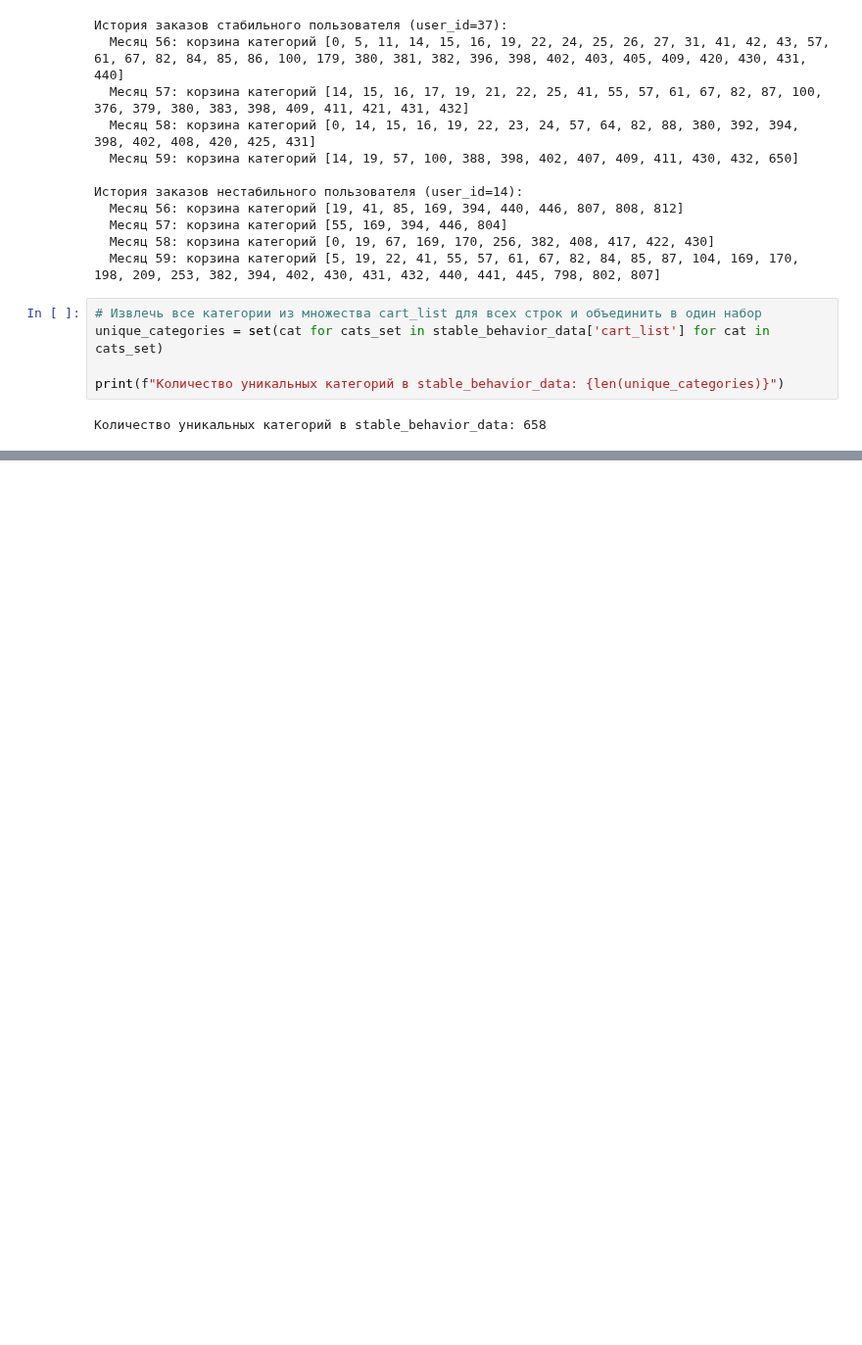
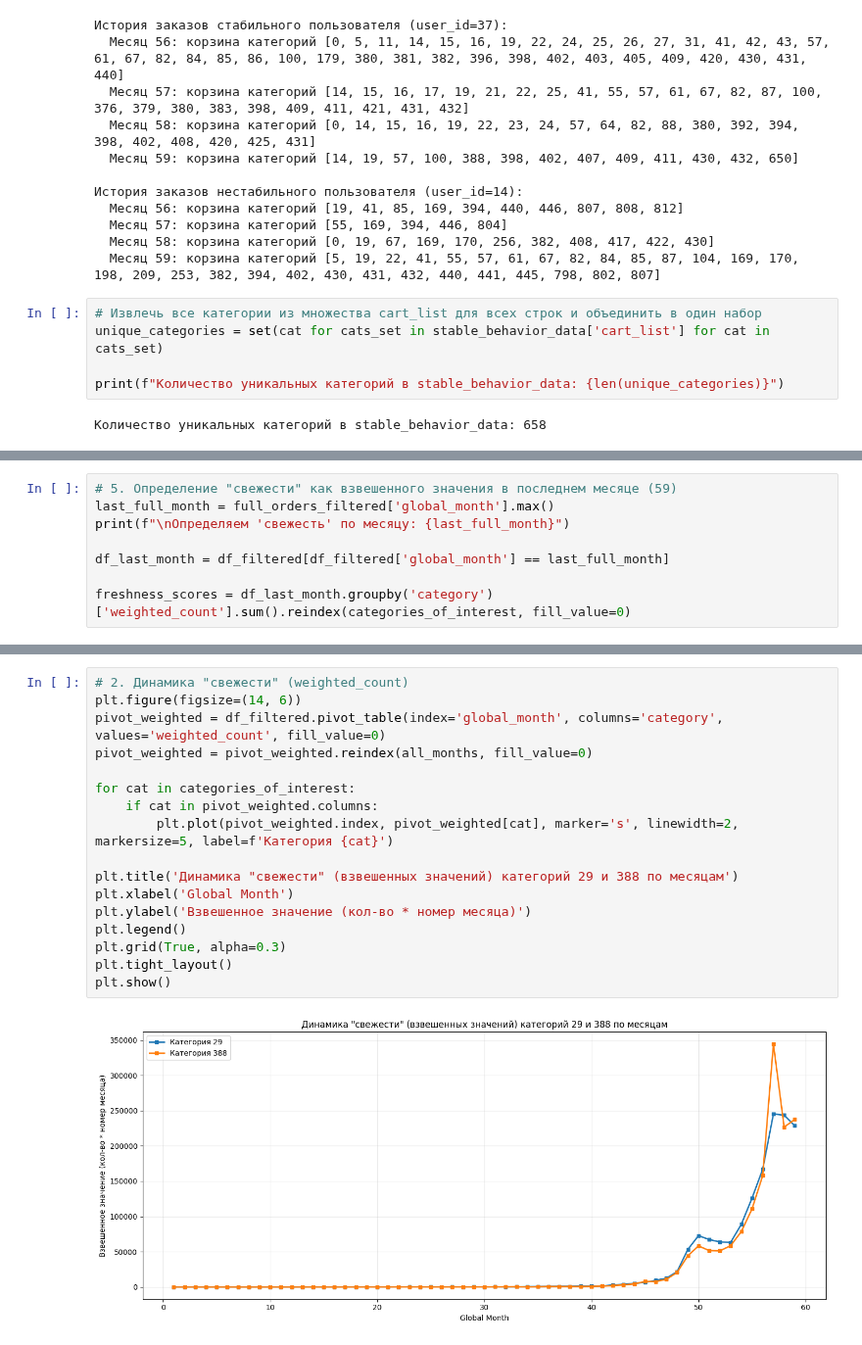
Before and after one commit to stefkong1982/netology.ru, a Jupyter notebook: Веса_Эксперементы__Часть_1.ipynb, the cells around one changed output, grey strips where cells are left out. Shown at 98% size. Cells and saved outputs as stored; diff of their text form; blank space fills up the shorter version.

```diff
--- a/Веса_Эксперементы__Часть_1.ipynb
+++ b/Веса_Эксперементы__Часть_1.ipynb
@@ -851,0 +998,8 @@ print(f"Количество уникальных категорий в stable_b
+# %%
+# 5. Определение "свежести" как взвешенного значения в последнем месяце (59)
+last_full_month = full_orders_filtered['global_month'].max()
+print(f"\nОпределяем 'свежесть' по месяцу: {last_full_month}")
+
+df_last_month = df_filtered[df_filtered['global_month'] == last_full_month]
+
+freshness_scores = df_last_month.groupby('category')['weighted_count'].sum().reindex(categories_of_interest, fill_value=0)
@@ -851,0 +1068,19 @@ print(f"Количество уникальных категорий в stable_b
+# %%
+# 2. Динамика "свежести" (weighted_count)
+plt.figure(figsize=(14, 6))
+pivot_weighted = df_filtered.pivot_table(index='global_month', columns='category', values='weighted_count', fill_value=0)
+pivot_weighted = pivot_weighted.reindex(all_months, fill_value=0)
+
+for cat in categories_of_interest:
+    if cat in pivot_weighted.columns:
+        plt.plot(pivot_weighted.index, pivot_weighted[cat], marker='s', linewidth=2, markersize=5, label=f'Категория {cat}')
+
+plt.title('Динамика "свежести" (взвешенных значений) категорий 29 и 388 по месяцам')
+plt.xlabel('Global Month')
+plt.ylabel('Взвешенное значение (кол-во * номер месяца)')
+plt.legend()
+plt.grid(True, alpha=0.3)
+plt.tight_layout()
+plt.show()
+# %% [output]
+[figure, added]
```
Also changed, not shown: parts of 15 cells of this notebook.
